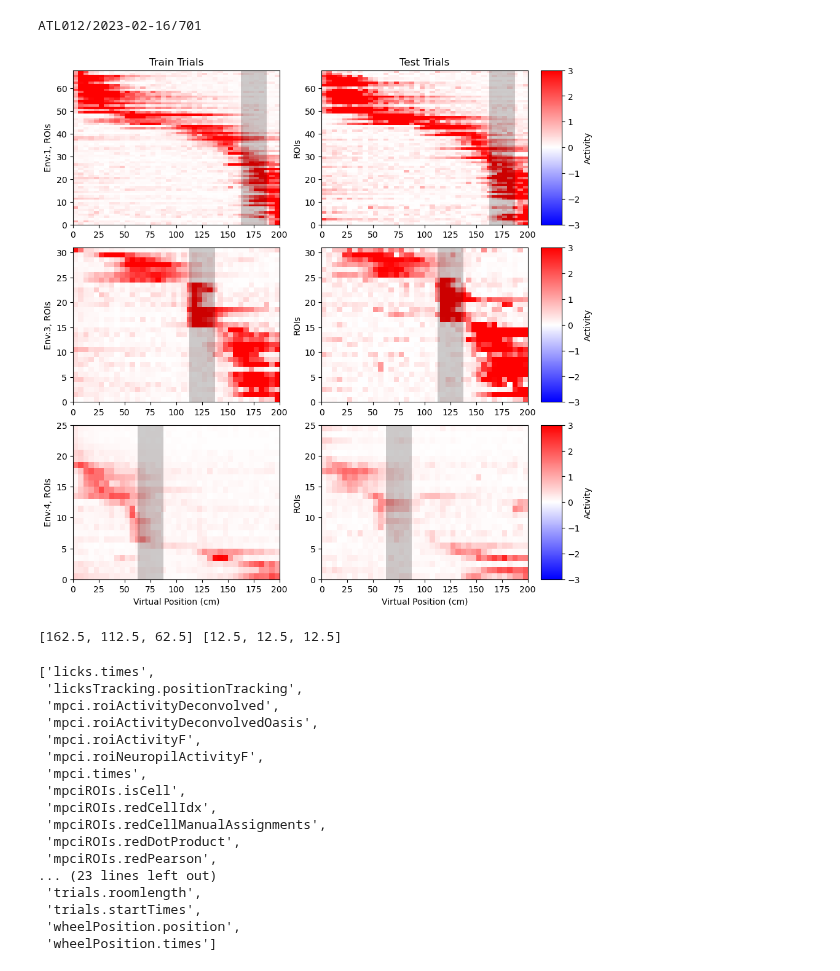
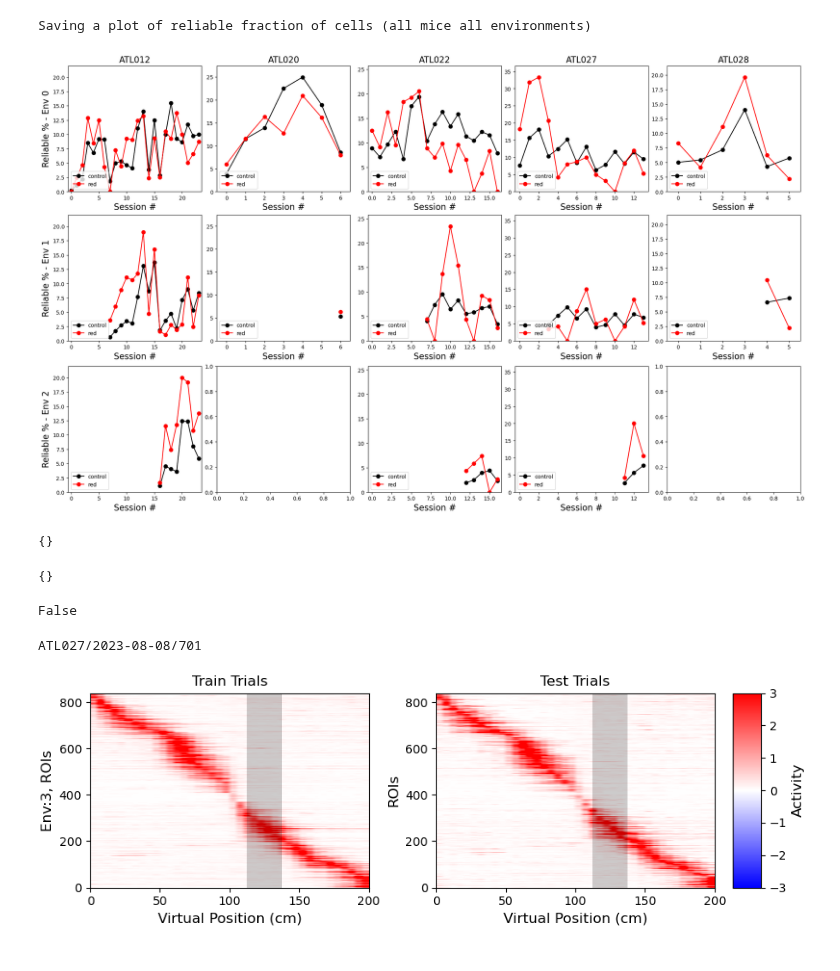
Before and after one commit to landoskape/vrAnalysis, a Jupyter notebook: testingPipelineFunctions.ipynb, the cells around one changed output. Saved outputs shown, nothing was run; the diff lists cells and outputs as text; code cells hidden in the pictures.

Commit message:
Adding plotting functions to package

```diff
--- a/testingPipelineFunctions.ipynb
+++ b/testingPipelineFunctions.ipynb
@@ -75,17 +72,3 @@ sessionid = '701'
 # vrReg.saveParams()
 # print(vrReg.sessionPath())
 # del vrReg
-# %%
-mouseName = 'ATL012'
-dateString = '2023-02-01'
-sessionid = '701'
-
-# Load registered vrExperiment
-vrexp = session.vrExperiment(mouseName, dateString, sessionid)
-# %%
-mouseName = 'ATL027'
-dateString = '2023-08-01'
-sessionid = '701'
-
-# Load registered vrExperiment
-vrexp = session.vrExperiment(mouseName, dateString, sessionid)
@@ -106,3 +74,0 @@ C:\Users\andrew\Documents\localData\ATL020\2023-05-04\702
-# %%
-# Load registered vrExperiment
-vrexp = session.vrExperiment(mouseName, dateString, sessionid)
@@ -213,0 +90,17 @@ df
+# %%
+analysis.plot_reliable_fraction(cutoffs=(0.3, 0.5), withSave=True, ises=ises, ipcss=ipcss)
+# %% [output]
+Saving a plot of reliable fraction of cells (all mice all environments)
+[figure, added]
+# %%
+ises[0].loadBuffer
+# %% [output]
+{}
+# %%
+ipcss[0].vrexp.loadBuffer
+# %% [output]
+{}
+# %%
+'mpci.roiActivityDeconvolvedOasis.npy' in ises[0].loadBuffer
+# %% [output]
+False
@@ -215,39 +110,14 @@ df
 # I need an analysis program for observing the place cell reliability and fraction across sessions
 # -- let's start with a plot of number of trials per session and number of sessions per mouse --
 
-#vrexp = random.choice(vrdb.iterSessions(imaging=True, vrRegistration=True))
+# vrexp = random.choice(vrdb.iterSessions(imaging=True, vrRegistration=True))
 
-vrexp = session.vrExperiment('ATL012','2023-02-16','701')
 print(vrexp.sessionPrint()) # show which session you chose
-
-pcss = analysis.placeCellSingleSession(vrexp)
+# pcss = analysis.placeCellSingleSession(vrexp, onefile='mpci.roiActivityDeconvolvedOasis')
 # %% [output]
-ATL012/2023-02-16/701
+ATL027/2023-08-08/701
 # %%
-fig, ax = pcss.plot_snake(envnum=None, normalize=3, cutoffs=(0.5, 0.8), method='max')
+pcss = analysis.placeCellSingleSession(vrexp, onefile='mpci.roiActivityDeconvolvedOasis')
+fig, ax = pcss.plot_snake(envnum=3, normalize=3, cutoffs=(0.5, 0.8), method='max')
 # %% [output]
-[figure, old version]
+[figure, new version]
-# %%
-functions.environmentRewardZone(vrexp)
-# %% [output]
-[162.5, 112.5, 62.5] [12.5, 12.5, 12.5]
-# %%
-vrexp.printSavedOne()
-# %% [output]
-['licks.times',
- 'licksTracking.positionTracking',
- 'mpci.roiActivityDeconvolved',
- 'mpci.roiActivityDeconvolvedOasis',
- 'mpci.roiActivityF',
- 'mpci.roiNeuropilActivityF',
- 'mpci.times',
- 'mpciROIs.isCell',
- 'mpciROIs.redCellIdx',
- 'mpciROIs.redCellManualAssignments',
- 'mpciROIs.redDotProduct',
- 'mpciROIs.redPearson',
-... (23 lines left out)
- 'trials.roomlength',
- 'trials.startTimes',
- 'wheelPosition.position',
- 'wheelPosition.times']
```
Also changed, not shown: parts of 20 cells of this notebook, 2 other files.
